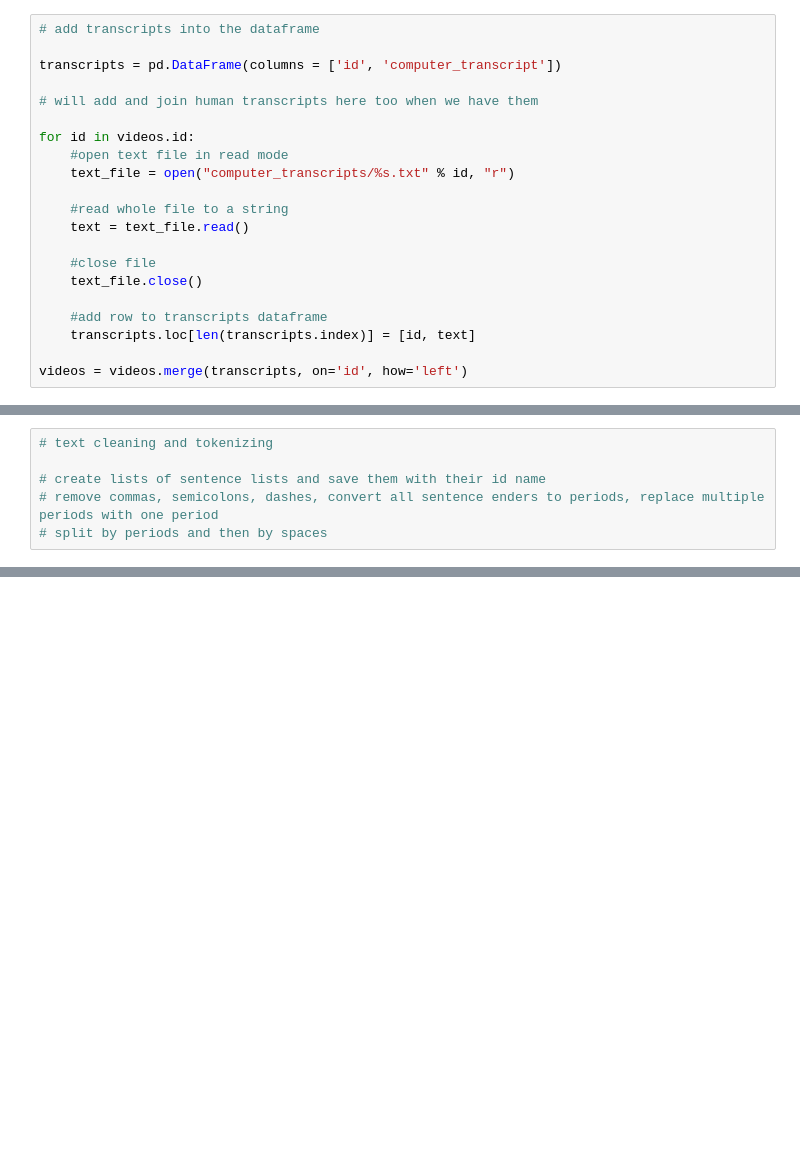
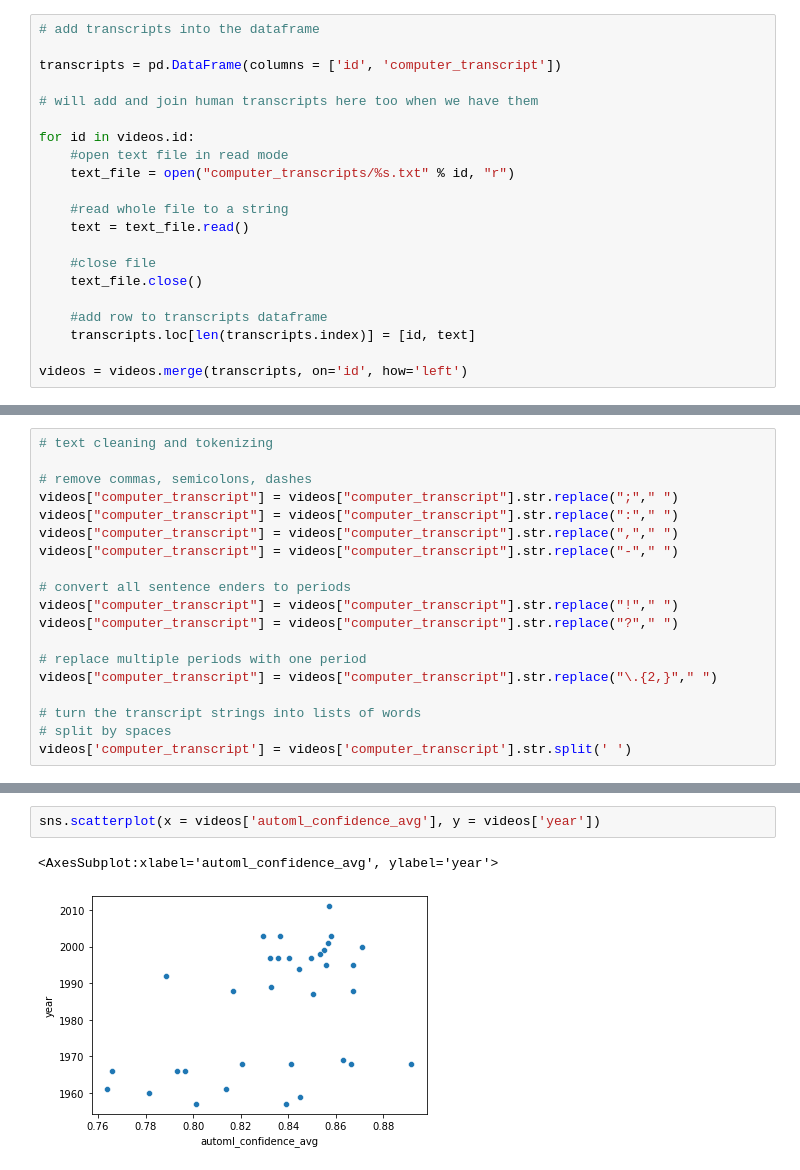
Before and after one commit to geoffswc/Internet-Archives-Transcripts, a Jupyter notebook: transcript_accuracy_assessment.ipynb, the cells around one changed output, grey strips where cells are left out. Drawn from its saved outputs; the diff is of its cells as text; blank space fills up the shorter version.

Commit message:
text splitting & exploratory visualizations

```diff
--- a/transcript_accuracy_assessment.ipynb
+++ b/transcript_accuracy_assessment.ipynb
@@ -70,6 +73,19 @@ videos.head()
 # %%
 # text cleaning and tokenizing
 
-# create lists of sentence lists and save them with their id name
-# remove commas, semicolons, dashes, convert all sentence enders to periods, replace multiple periods with one period
-# split by periods and then by spaces
+# remove commas, semicolons, dashes
+videos["computer_transcript"] = videos["computer_transcript"].str.replace(";"," ")
+videos["computer_transcript"] = videos["computer_transcript"].str.replace(":"," ")
+videos["computer_transcript"] = videos["computer_transcript"].str.replace(","," ")
+videos["computer_transcript"] = videos["computer_transcript"].str.replace("-"," ")
+
+# convert all sentence enders to periods
+videos["computer_transcript"] = videos["computer_transcript"].str.replace("!"," ")
+videos["computer_transcript"] = videos["computer_transcript"].str.replace("?"," ")
+
+# replace multiple periods with one period
+videos["computer_transcript"] = videos["computer_transcript"].str.replace("\.{2,}"," ")
+
+# turn the transcript strings into lists of words
+# split by spaces
+videos['computer_transcript'] = videos['computer_transcript'].str.split(' ')
@@ -75,0 +101,5 @@ videos.head()
+# %%
+sns.scatterplot(x = videos['automl_confidence_avg'], y = videos['year'])
+# %% [output]
+<AxesSubplot:xlabel='automl_confidence_avg', ylabel='year'>
+[figure, added]
```
Also changed, not shown: parts of 7 cells of this notebook.
